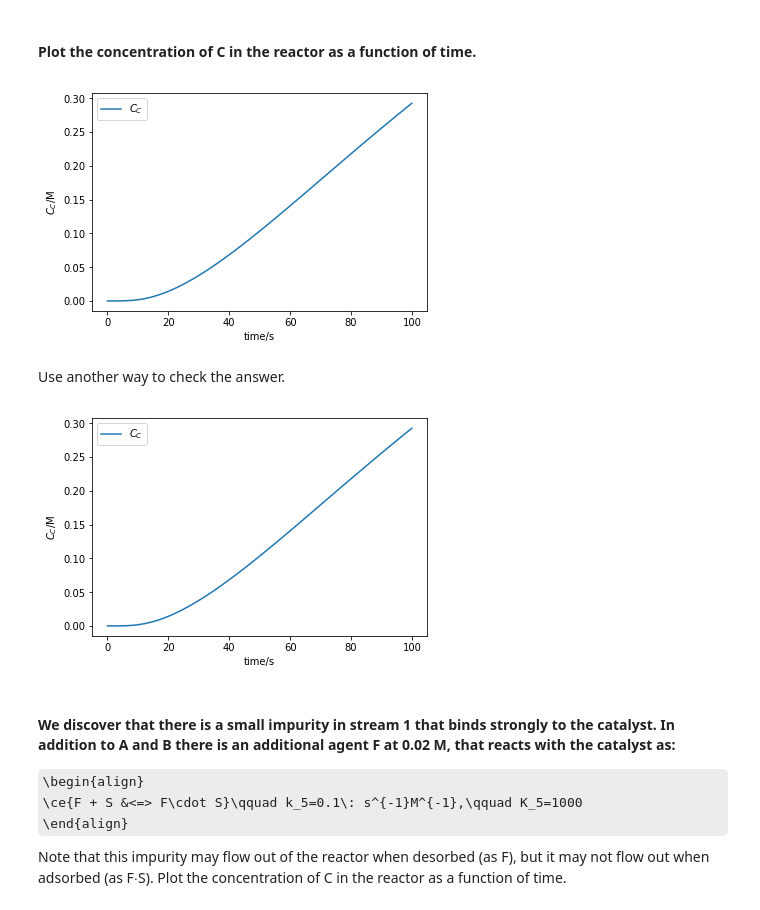
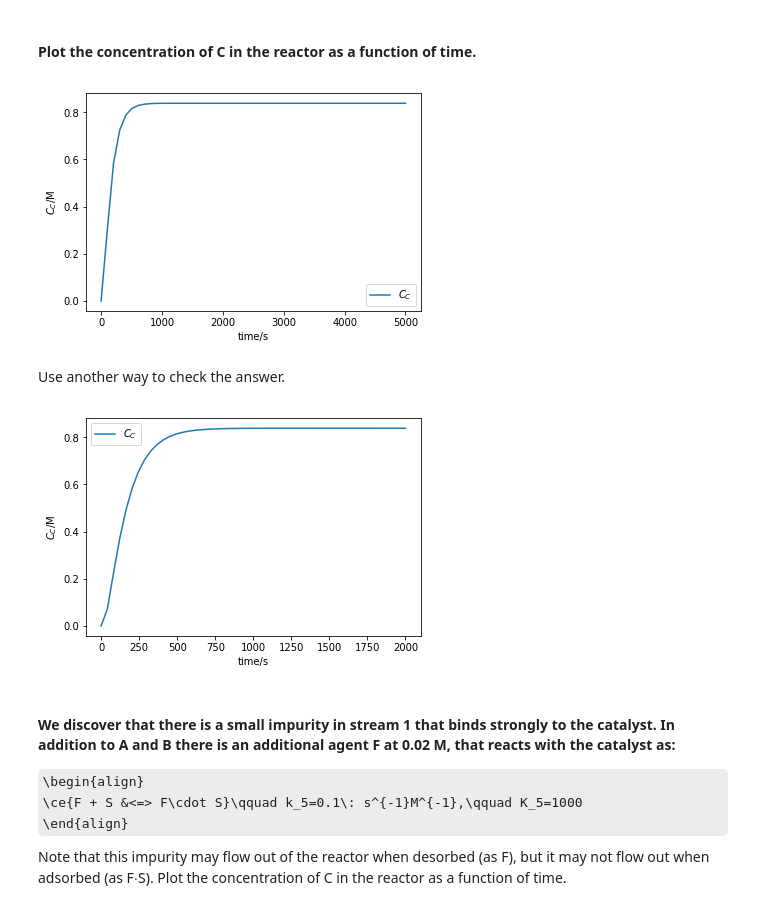
Before and after one commit to Johnick-Cheng/f17-06625, a Jupyter notebook: assignments/HW7-pengfeic.ipynb, the cells around one changed output. Saved outputs shown, nothing was run; the diff lists cells and outputs as text; code cells hidden in the pictures; some formulas as TeX source.

```diff
--- a/assignments/HW7-pengfeic.ipynb
+++ b/assignments/HW7-pengfeic.ipynb
@@ -210,7 +210,7 @@ def dCdt (C, t):
 
     return [dCAdt, dCBdt, dCCdt, dCSdt, dCASdt, dCBSdt, dCCSdt]
 
-tspan = np.linspace(0, 100) # s
+tspan = np.linspace(0, 5000) # s
 
 sol = odeint(dCdt, C0, tspan)
 plt.plot(tspan, sol[:,2])
@@ -219,7 +219,7 @@ plt.xlabel('time/s')
 plt.ylabel('$C_C$/M')
 plt.show()
 # %% [output]
-[figure, old version]
+[figure, new version]
 # %% [markdown]
 Use another way to check the answer.
 # %%
@@ -235,35 +235,35 @@ nu = 0.5 * 2 # L/s
 
 SC = np.array([[-1, 0, 0, -1, 1, 0, 0],
               [0, -1, 0, -1, 0, 1, 0],
               [0, 0, 0, 1, -1, -1, 1],
               [0, 0, 1, 1, 0, 0, -1]]).T
 
 def dCdt (C, t):
     CA, CB, CC, CS, CAS, CBS, CCS = C
     r1 = k1 * (CA * CS - CAS / K1)
     r2 = k2 * (CB * CS - CBS / K2)
     r3 = k3 * (CAS * CBS - CCS * CS / K3)
     r4 = k4 * (CCS - CC * CS / K4)
 
     rt = np.array([r1, r2, r3, r4])
 
     r = np.matmul(SC, rt)
     r[0] += FA0 / V - CA * nu / V
     r[1] += FB0 / V - CB * nu / V
     r[2] += -CC * nu / V
 
     return r
 
-tspan = np.linspace(0, 100) # s
+tspan = np.linspace(0, 2000) # s
 
 sol = odeint(dCdt, C0, tspan)
 plt.plot(tspan, sol[:,2])
 plt.legend(['$C_C$'])
 plt.xlabel('time/s')
 plt.ylabel('$C_C$/M')
 plt.show()
 # %% [output]
-[figure, old version]
+[figure, new version]
 # %% [markdown]
 #### We discover that there is a small impurity in stream 1 that binds strongly to the catalyst. In addition to A and B there is an additional agent F at 0.02 M, that reacts with the catalyst as:
 \begin{align}
```
Also changed, not shown: parts of 2 cells of this notebook, 4 other files.
